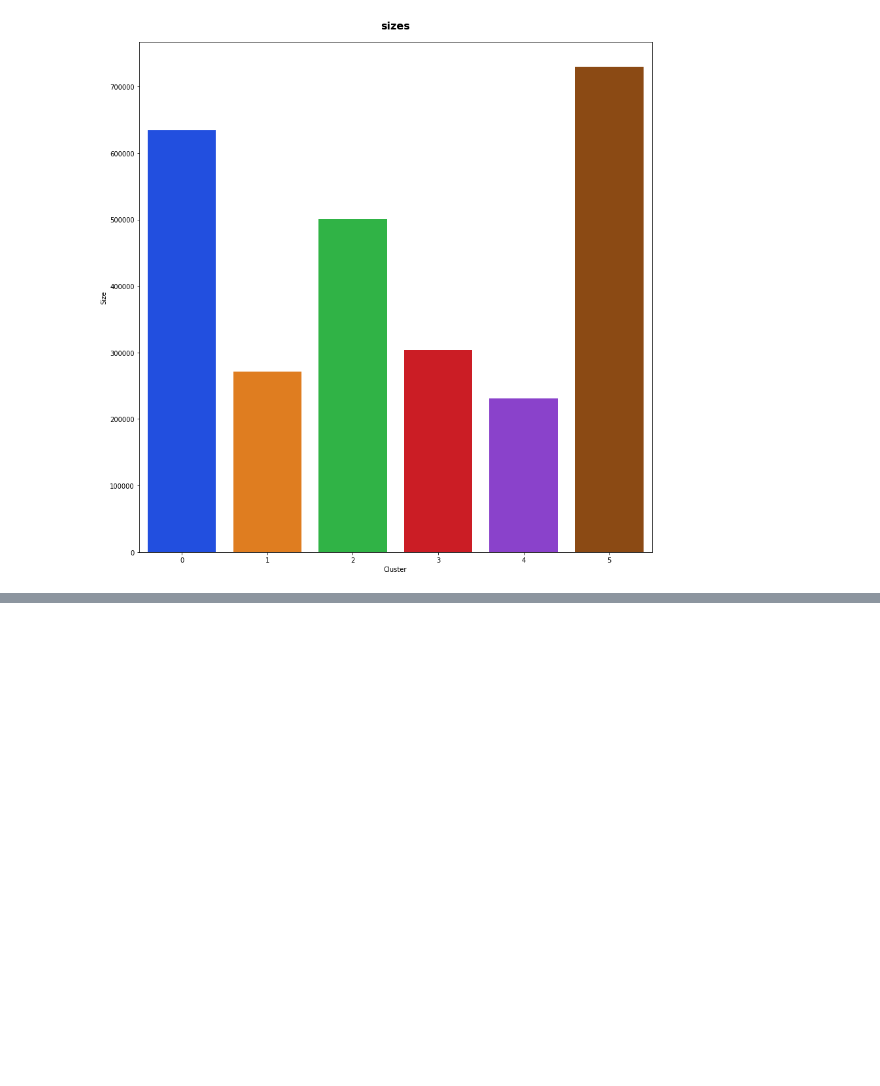
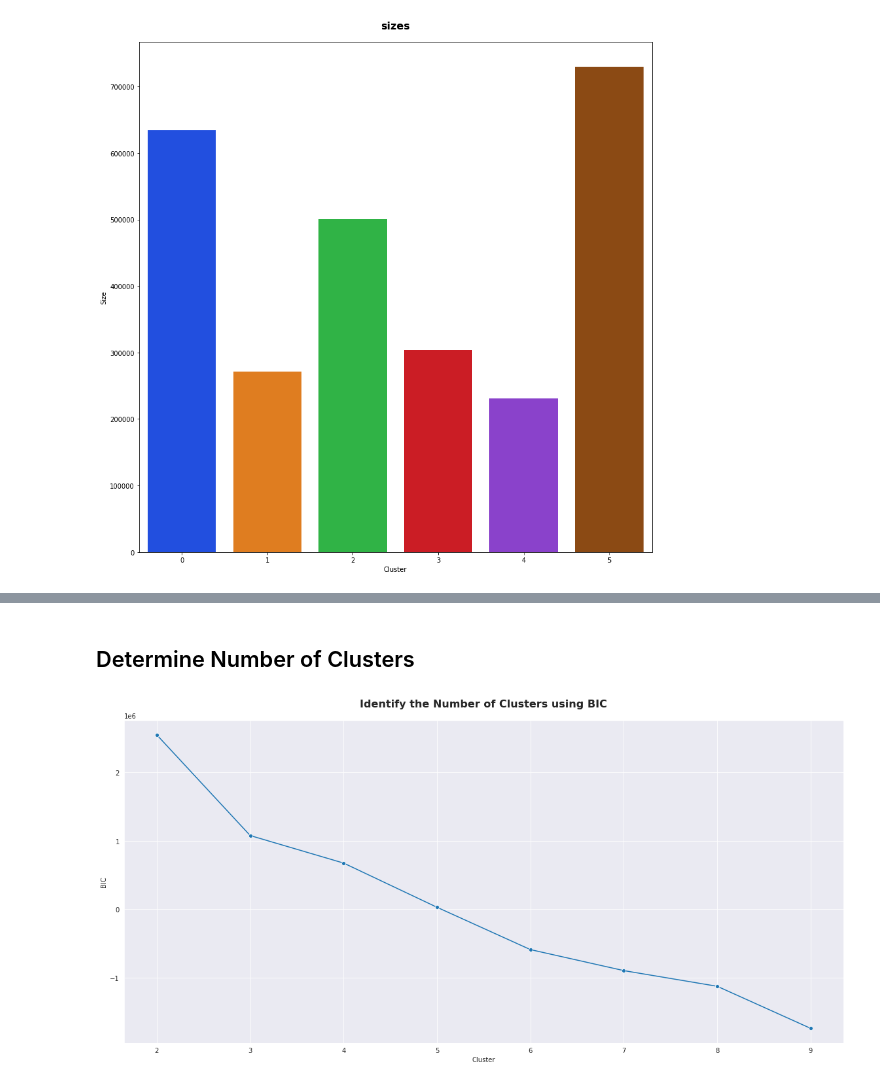
Before and after one commit to SepehrRad/aaa21, a Jupyter notebook: notebooks/clustering.ipynb, the cells around one changed output, grey strips where cells are left out. Drawn from its saved outputs; the diff is of its cells as text; code cells hidden in the pictures; blank space fills up the shorter version.

Commit message:
Added second clustering

```diff
--- a/notebooks/clustering.ipynb
+++ b/notebooks/clustering.ipynb
@@ -243,0 +275,9 @@ clustering.plot_clusters_sizes(kmeans_df, "sizes", save_plot= True, save_name='S
+# %%
+chicago_df_q.drop(["Pickup Community Area","Dropoff Community Area", "Airport Distance", "Airport Distance Dropoff"], inplace=True, axis=1)
+# %%
+chicago_df_q["Kilometer per Hour"] = (chicago_df_q["Trip Kilometers"]/(chicago_df_q["Trip Minutes"]/60)).round(2)
+# %%
+chicago_df_q.drop(["Trip Kilometers", "Trip Minutes"], inplace = True, axis=1)
+chicago_df_q = chicago_df_q[(chicago_df_q["Kilometer per Hour"] < chicago_df_q["Kilometer per Hour"].quantile(0.95))]
+chicago_df_q = chicago_df_q[(chicago_df_q["Kilometer per Hour"] > chicago_df_q["Kilometer per Hour"].quantile(0.10))]
+chicago_df_q.head()
@@ -243,0 +291,8 @@ clustering.plot_clusters_sizes(kmeans_df, "sizes", save_plot= True, save_name='S
+# %% [markdown]
+## Determine Number of Clusters
+# %%
+scoring_df = chicago_df_q.sample(frac =0.1, random_state=7)
+# %%
+clustering.get_bic(scoring_df , 8, save_plot=True, save_name="bic_kmh")
+# %% [output]
+[figure, added]
```
Also changed, not shown: parts of 34 cells of this notebook.
